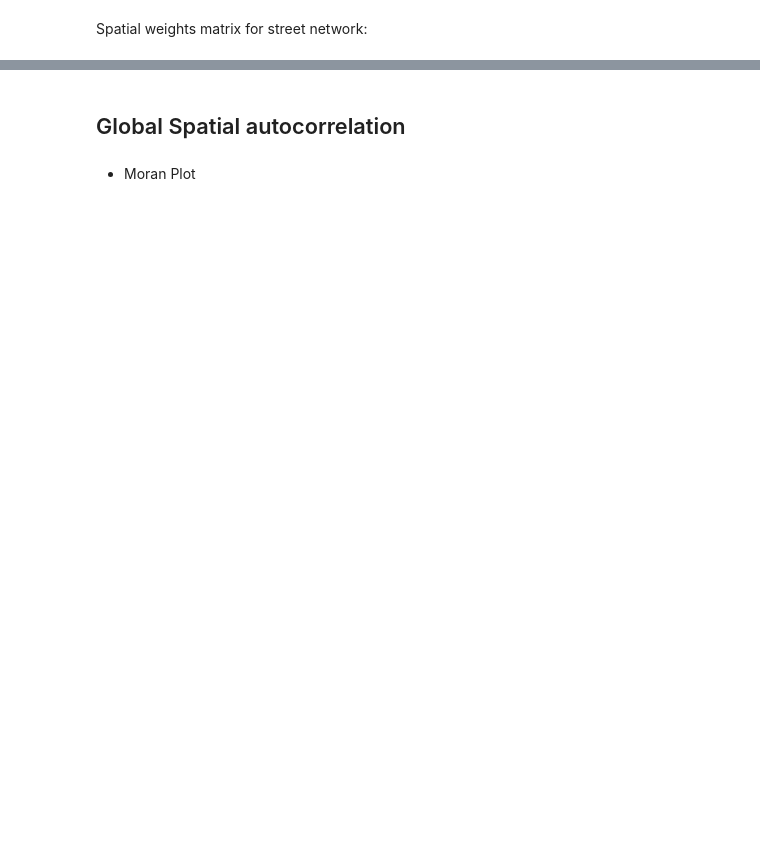
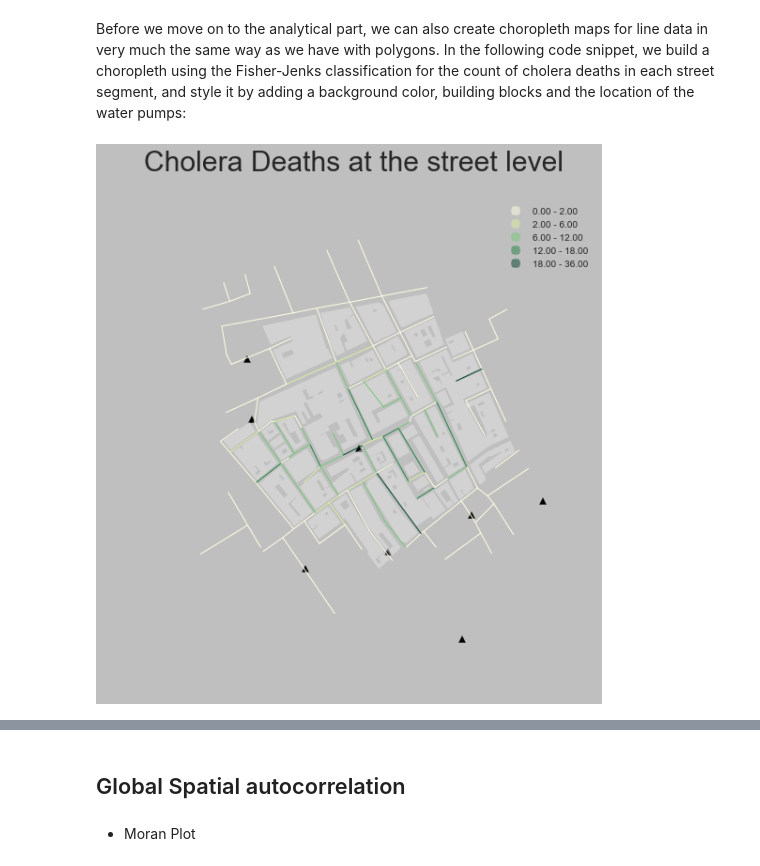
Before and after one commit to darribas/gds15, a Jupyter notebook: content/labs/lab_06.ipynb, the cells around one changed output, grey strips where cells are left out. Saved outputs shown, nothing was run; the diff lists cells and outputs as text; code cells hidden in the pictures; blank space fills up the shorter version.

```diff
--- a/content/labs/lab_06.ipynb
+++ b/content/labs/lab_06.ipynb
@@ -34,2 +67,26 @@ js.head()
-# %% [markdown]
-Spatial weights matrix for street network:
+# %% [markdown]
+Before we move on to the analytical part, we can also create choropleth maps for line data in very much the same way as we have with polygons. In the following code snippet, we build a choropleth using the Fisher-Jenks classification for the count of cholera deaths in each street segment, and style it by adding a background color, building blocks and the location of the water pumps:
+# %%
+# Set up figure and axis
+f, ax = plt.subplots(1, figsize=(9, 9))
+# Plot building blocks
+for poly in blocks['geometry']:
+    gpd.plotting.plot_multipolygon(ax, poly, facecolor='0.9', linewidth=0)
+# Quantile choropleth of deaths at the street level
+js.plot(column='Deaths', scheme='fisher_jenks', axes=ax, \
+        colormap='YlGn', legend=True)
+# Plot pumps
+xys = np.array([(pt.x, pt.y) for pt in pumps.geometry])
+ax.scatter(xys[:, 0], xys[:, 1], marker='^', color='k', s=50)
+# Remove axis frame
+ax.set_axis_off()
+# Change background color of the figure
+f.set_facecolor('0.75')
+# Keep axes proportionate
+plt.axis('equal')
+# Title
+f.suptitle('Cholera Deaths at the street level', size=30)
+# Draw
+plt.show()
+# %% [output]
+[figure, added]
```
Also changed, not shown: parts of 29 cells of this notebook, 18 other files.
